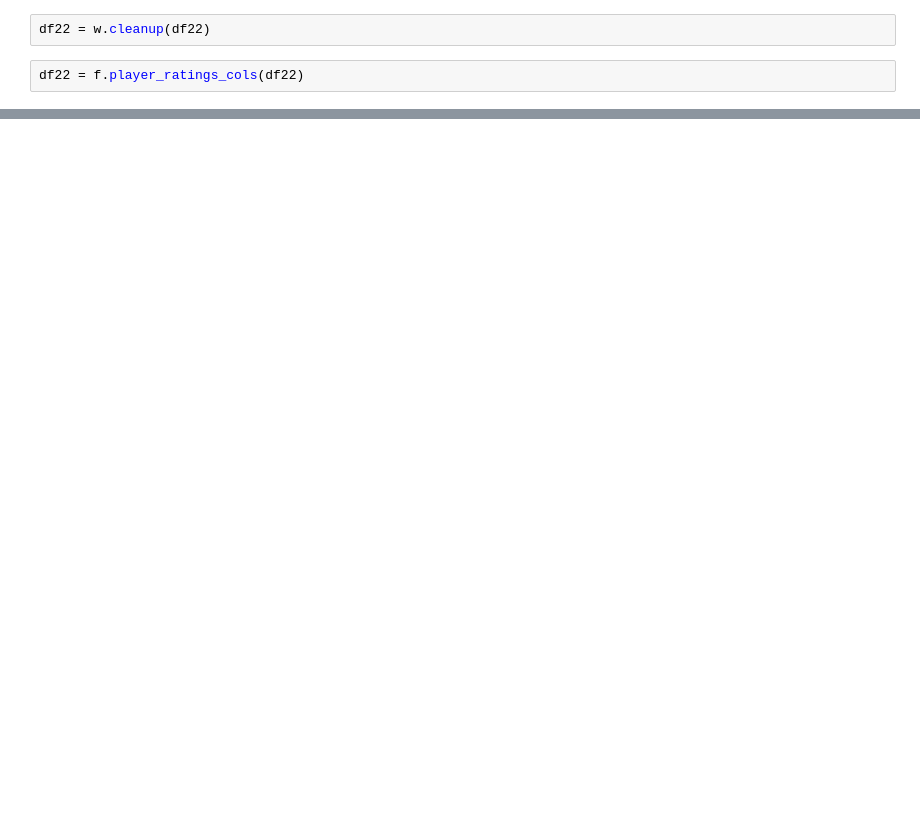
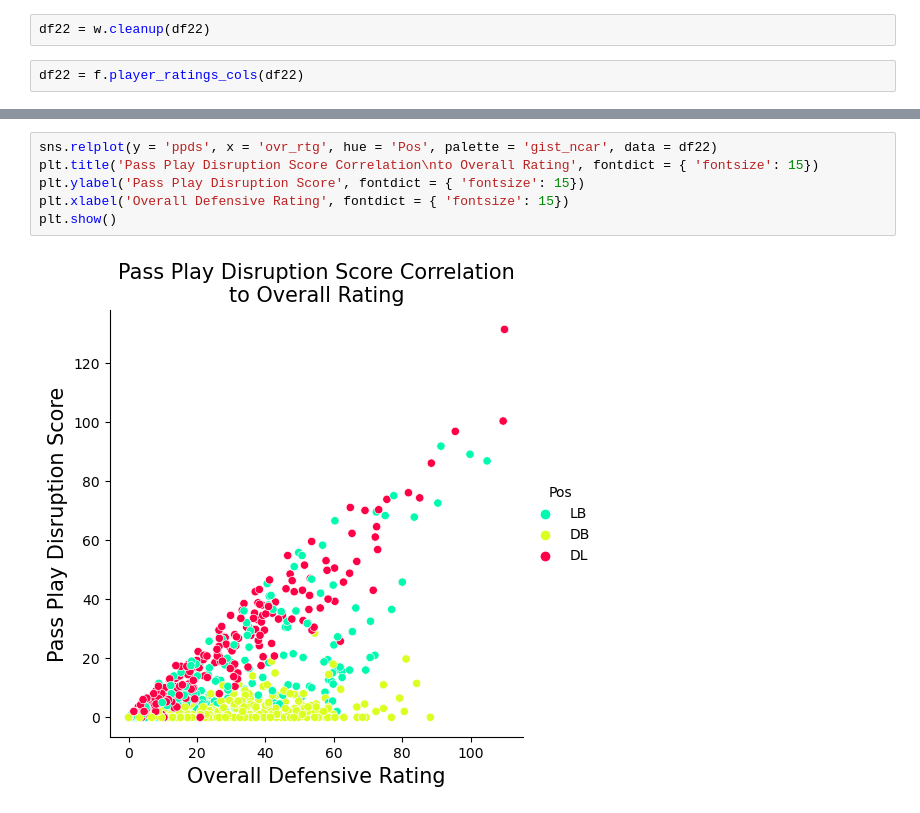
Before and after one commit to SHAWNSMITH16/individual_project, a Jupyter notebook: scratch.ipynb, the cells around one changed output, grey strips where cells are left out. Saved outputs shown, nothing was run; the diff lists cells and outputs as text; blank space fills up the shorter version.

```diff
--- a/scratch.ipynb
+++ b/scratch.ipynb
@@ -228,0 +196,8 @@ plt.show()
+# %%
+sns.relplot(y = 'ppds', x = 'ovr_rtg', hue = 'Pos', palette = 'gist_ncar', data = df22)
+plt.title('Pass Play Disruption Score Correlation\nto Overall Rating', fontdict = { 'fontsize': 15})
+plt.ylabel('Pass Play Disruption Score', fontdict = { 'fontsize': 15})
+plt.xlabel('Overall Defensive Rating', fontdict = { 'fontsize': 15})
+plt.show()
+# %% [output]
+[figure, added]
```
Also changed, not shown: parts of 64 cells of this notebook.
